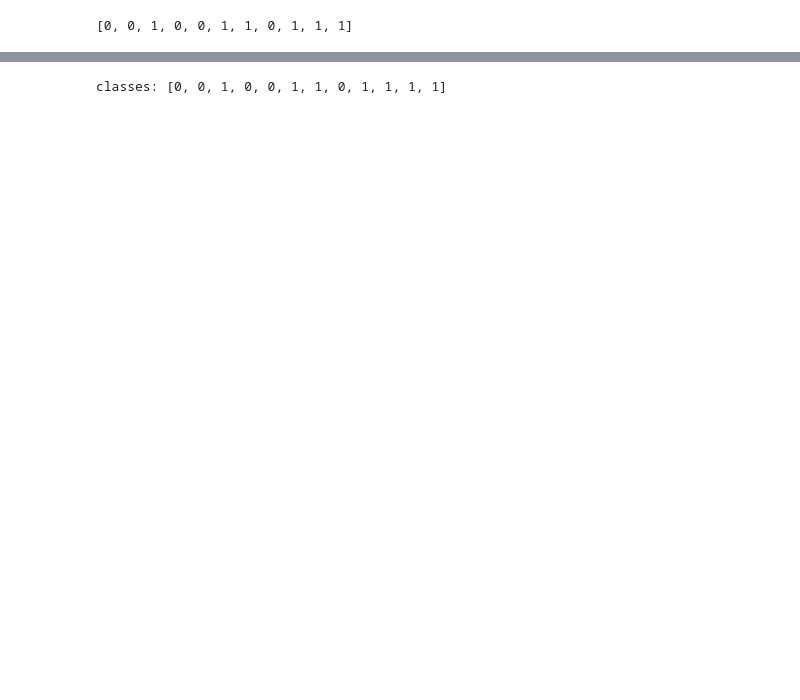
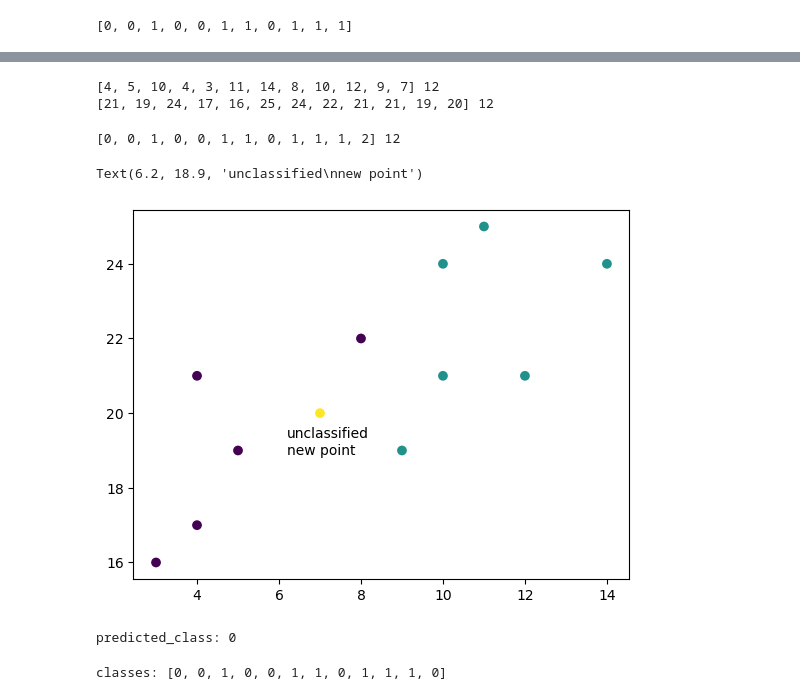
Before and after one commit to brianmccln/Python-Machine-Learning-TMobile-OCt-2025, a Jupyter notebook: __START/_ML_3.0_K_Nearest_Neighbors_PROG.ipynb, the cells around one changed output, grey strips where cells are left out. Saved outputs shown, nothing was run; the diff lists cells and outputs as text; code cells hidden in the pictures; blank space fills up the shorter version.

```diff
--- a/__START/_ML_3.0_K_Nearest_Neighbors_PROG.ipynb
+++ b/__START/_ML_3.0_K_Nearest_Neighbors_PROG.ipynb
@@ -264,8 +289,8 @@ new data point (9,19) is classified as:  1
 # 29. Add the new prediction to the classes list and replot it.
 #     Replace the 2 at the end of classes list with the predicted class
 #.    append just the 1 -- NOT the list [1]
-
-print()
+classes[-1] = predicted_dot_class
+print(classes)
 # %% [output]
 [0, 0, 1, 0, 0, 1, 1, 0, 1, 1, 1]
 # %%
@@ -336,7 +321,39 @@ classes: [0, 0, 1, 0, 0, 1, 1, 0, 1, 1, 1, np.int64(1)]
+# %%
+# Make a new dot that could possibly be classified differently by n_neighbors=3 vs n_neighbors=3
+new_x = 7
+new_y = 20
+new_dot = (new_x, new_y)
+# append the new x,y values to their respective lists:
+x.append(new_x)
+print(x, len(x))
+y.append(new_y)
+print(y, len(y))
+# %% [output]
+[4, 5, 10, 4, 3, 11, 14, 8, 10, 12, 9, 7] 12
+[21, 19, 24, 17, 16, 25, 24, 22, 21, 21, 19, 20] 12
+# %%
+# assign a temporary class (2) for the new dot:
+classes.append(2)
+print(classes, len(classes))
+# %% [output]
+[0, 0, 1, 0, 0, 1, 1, 0, 1, 1, 1, 2] 12
+# %%
+# re-run the scatter plot to see the new, unclassified dot:
+plt.scatter(x,y,c=classes)
+plt.text(new_x-0.8,new_y-1.1,'unclassified\nnew point')
+# %% [output]
+Text(6.2, 18.9, 'unclassified\nnew point')
+[figure, added]
+# %%
+# predict the new dot--looks purple (0),
+# but we want the model to confirm that:
+predicted_class = knn_model.predict([new_dot])[0]
+print('predicted_class:',predicted_class)
+# %% [output]
+predicted_class: 0
 # %%
-# 37. Replace the last class in classes list with the
-#     model's predicted class for the new dot
-
-print('classes:')
+# update the classes list w the predicted class (0)
+classes[-1] = predicted_class
+print('classes:',classes)
 # %% [output]
-classes: [0, 0, 1, 0, 0, 1, 1, 0, 1, 1, 1, 1]
+classes: [0, 0, 1, 0, 0, 1, 1, 0, 1, 1, 1, 0]
```
Also changed, not shown: parts of 26 cells of this notebook.
